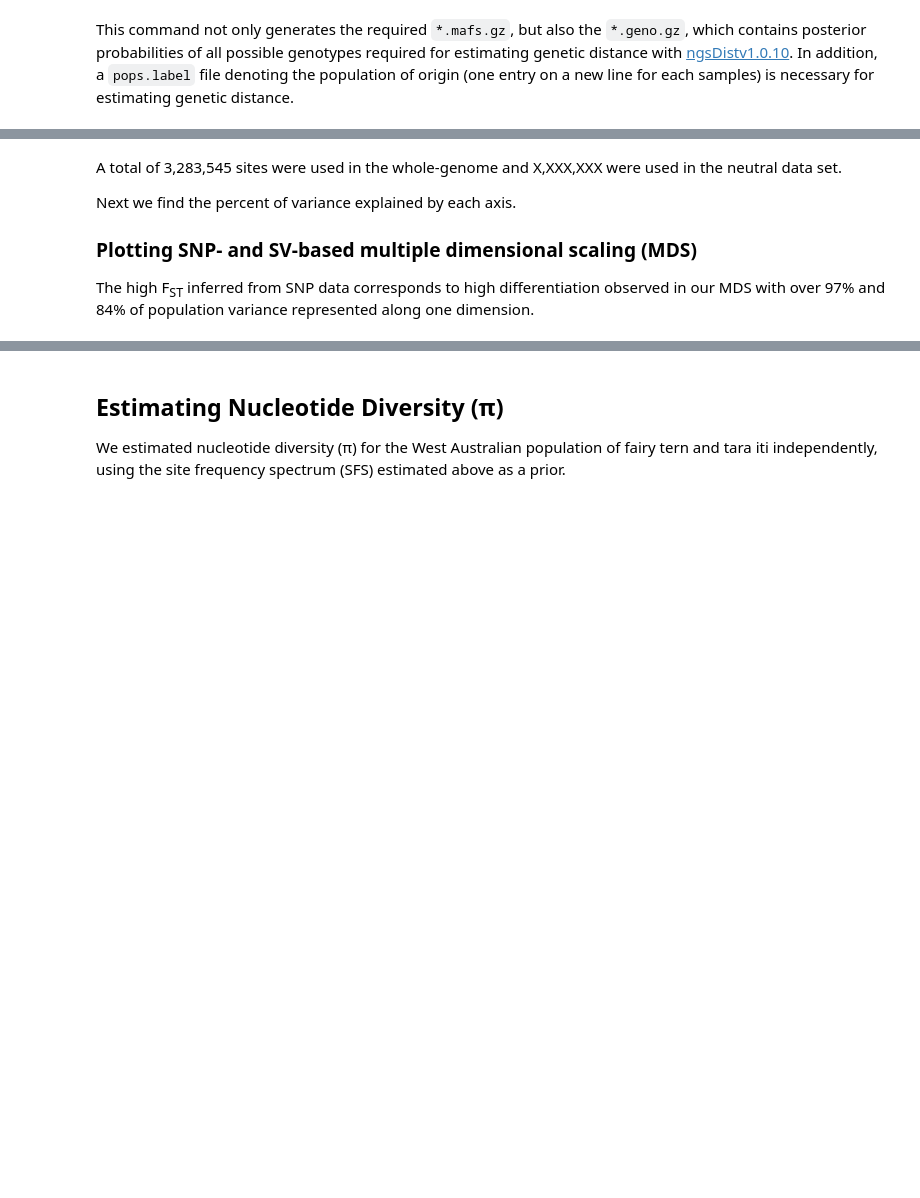
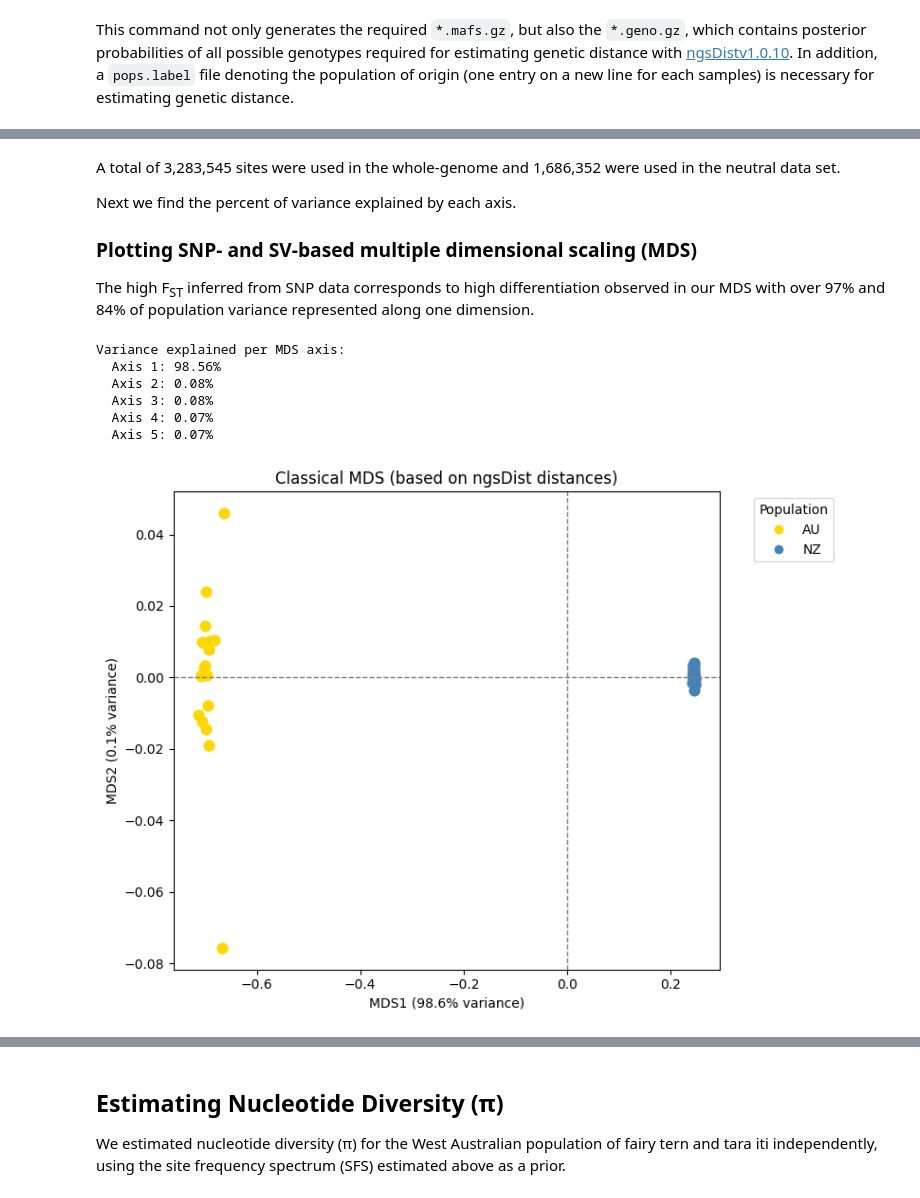
Before and after one commit to janawold1/2026_S_nereis_Cons_Gen, a Jupyter notebook: 06_Theta_Statistics.ipynb, the cells around one changed output, grey strips where cells are left out. Drawn from its saved outputs; the diff is of its cells as text; code cells hidden in the pictures; blank space fills up the shorter version.

```diff
--- a/06_Theta_Statistics.ipynb
+++ b/06_Theta_Statistics.ipynb
@@ -146,5 +170,5 @@ ngsDist -verbose 1 -geno ${ANGSD}structure/GLOBAL.geno.gz -probs \
 # %% [markdown]
-A total of 3,283,545 sites were used in the whole-genome and X,XXX,XXX were used in the neutral data set.
+A total of 3,283,545 sites were used in the whole-genome and 1,686,352 were used in the neutral data set.
 
 Next we find the percent of variance explained by each axis.
 
@@ -152,0 +341,29 @@ The high F<sub>ST</sub> inferred from SNP data corresponds to high differentiati
+# %%
+ngsdist_file = "angsd/neutral/structure/GLOBAL_dist"
+popmap_file = "angsd/pop_map"
+custom_colors = {
+    "AU": "gold",
+    "NZ": "steelblue"
+    # Add your populations and colors
+}
+
+sample_names, distance_matrix = read_ngsdist(ngsdist_file)
+population_map = load_population_map(popmap_file)
+
+coords, var_percents = classical_mds(distance_matrix, n_components=5)
+
+# Print all 5 axes' variance
+print("Variance explained per MDS axis:")
+for i, v in enumerate(var_percents):
+    print(f"  Axis {i+1}: {v:.2f}%")
+
+# Plot first two
+plot_classical_mds(coords, sample_names, population_map, var_percents, custom_colors)
+# %% [output]
+Variance explained per MDS axis:
+  Axis 1: 98.56%
+  Axis 2: 0.08%
+  Axis 3: 0.08%
+  Axis 4: 0.07%
+  Axis 5: 0.07%
+[figure, added]
```
Also changed, not shown: parts of 12 cells of this notebook, 11 other files.
